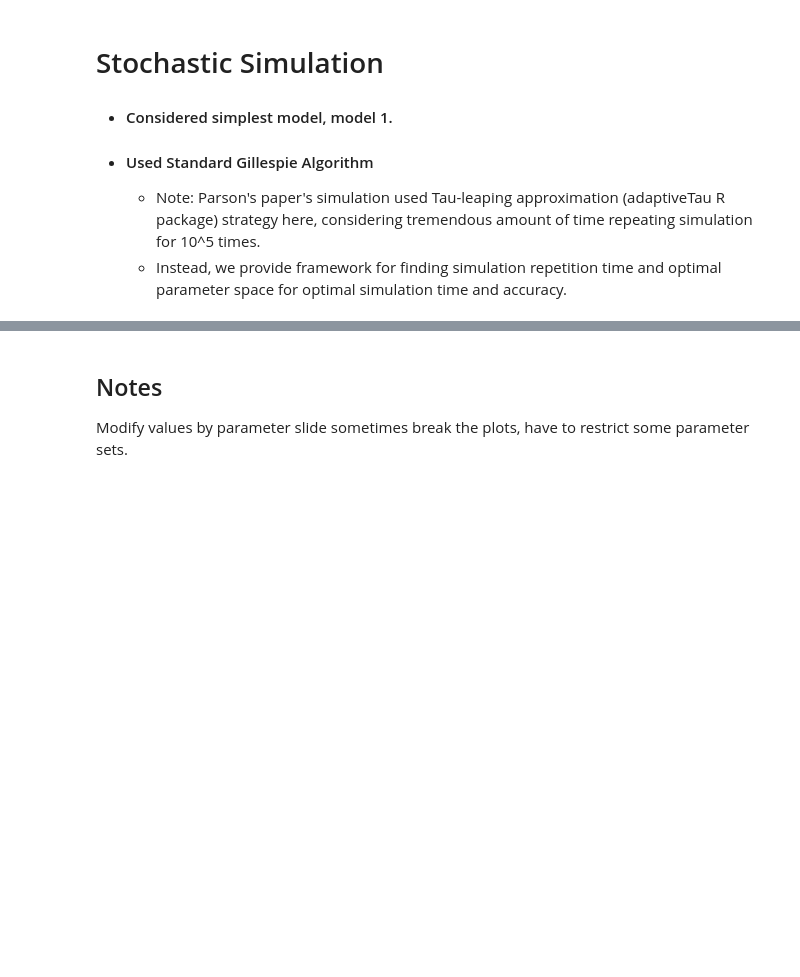
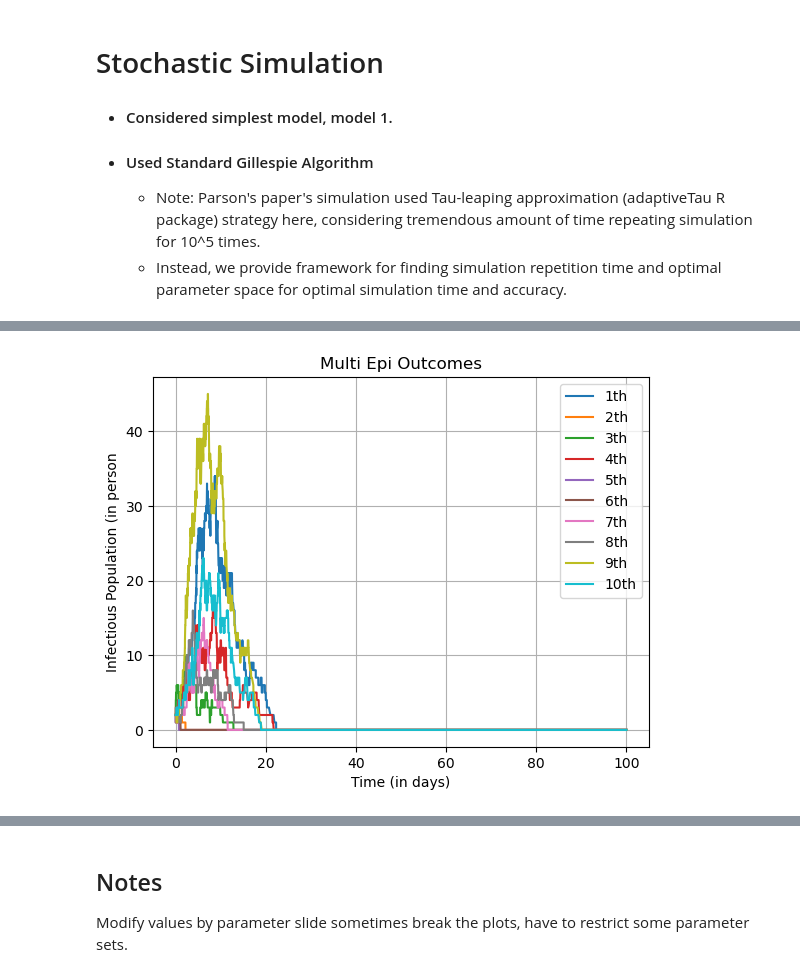
Before and after one commit to mdsnpr/Epidemiology-Summer2025-, a Jupyter notebook: Codes/Simulation of Different Type of SIR Models with Vaccination.ipynb, the cells around one changed output, grey strips where cells are left out. Saved outputs shown, nothing was run; the diff lists cells and outputs as text; code cells hidden in the pictures; blank space fills up the shorter version.

```diff
--- a/Codes/Simulation of Different Type of SIR Models with Vaccination.ipynb
+++ b/Codes/Simulation of Different Type of SIR Models with Vaccination.ipynb
@@ -355,0 +450,4 @@ plot_stochastic_epioutcomes(1, 0.5, 0.1)
+# %%
+plot_stochastic_epioutcomes(1, 0.5, 0.1, nsim = 10, seed_adj = 20)
+# %% [output]
+[figure, added]
```
Also changed, not shown: parts of 8 cells of this notebook, 1 other file.
